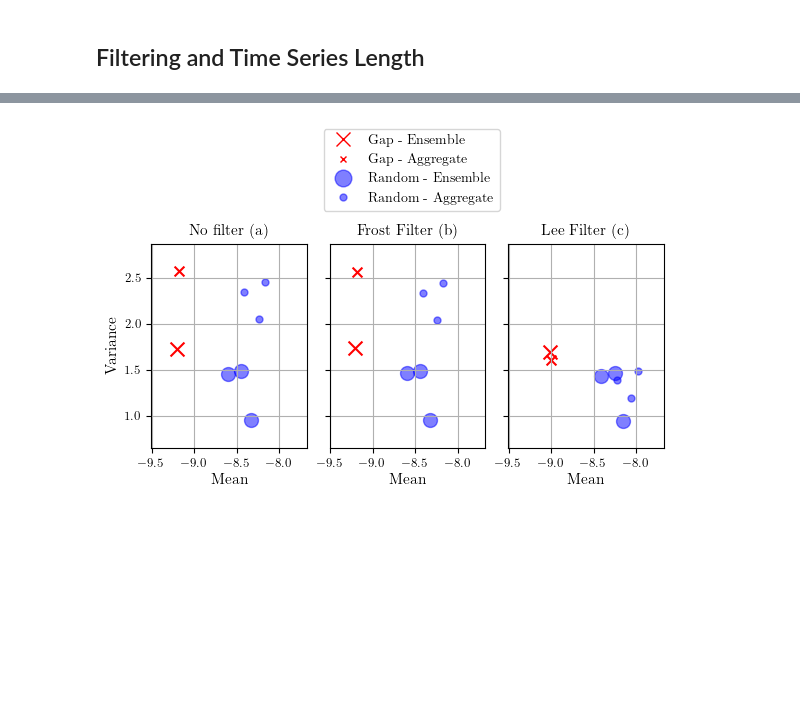
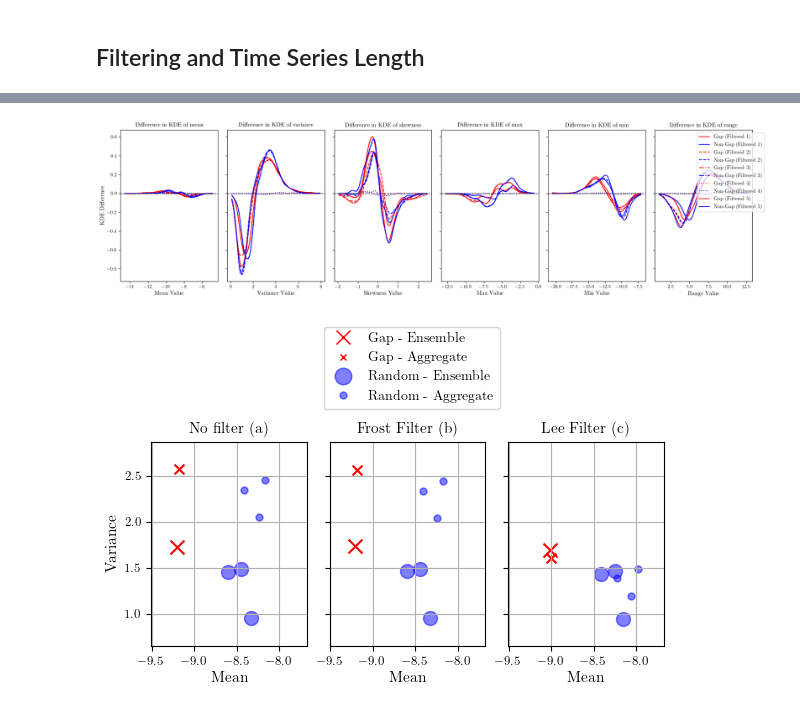
Before and after one commit to ol-webb/tree_gaps4, a Jupyter notebook: all_gaps_mk2/main1.ipynb, the cells around one changed output, grey strips where cells are left out. Cells and saved outputs as stored; diff of their text form; code cells hidden in the pictures; blank space fills up the shorter version.

Commit message:
1 micron filtered

```diff
--- a/all_gaps_mk2/main1.ipynb
+++ b/all_gaps_mk2/main1.ipynb
@@ -1301,3 +1354,85 @@ X_df_2yr_adaptive_wiener = create_feature_matrix(df_wiener_gaps,df_wiener_random
+# %%
+
+def plot_kde_difference(df0, dfs, features):
+    # Define the custom labels for the x-axis
+    x_labels = {
+        'mean': 'Mean Value',
+        'variance': 'Variance Value',
+        'skewness': 'Skewness Value',
+        'max': 'Max Value',
+        'min': 'Min Value',
+        'range': 'Range Value'
+    }
+
+    # Define the linestyles for different filtered DataFrames
+    linestyles = ['-', '--', '-.', ':']
+
+    # Create a figure with subplots in a single row
+    fig, axes = plt.subplots(1, len(features), figsize=(18, 5), sharey=True)
+
+    # Plot KDE differences for each feature
+    for i, feature in enumerate(features):
+        # Extract data for gap and non-gap points from the original DataFrame
+        data0_gap = df0[df0['gap'] == 1][feature].dropna()
+        data0_nongap = df0[df0['gap'] == 0][feature].dropna()
+
+        # Compute KDE for original data
+        kde0_gap = gaussian_kde(data0_gap, bw_method='scott')
+        kde0_nongap = gaussian_kde(data0_nongap, bw_method='scott')
+
+        # Define the range for the x-axis
+        xmin = min(data0_gap.min(), data0_nongap.min())
+        xmax = max(data0_gap.max(), data0_nongap.max())
+
+        for df in dfs:
+            data_gap = df[df['gap'] == 1][feature].dropna()
+            data_nongap = df[df['gap'] == 0][feature].dropna()
+            xmin = min(xmin, data_gap.min(), data_nongap.min())
+            xmax = max(xmax, data_gap.max(), data_nongap.max())
+
+        x = np.linspace(xmin, xmax, 1000)
+
+        # Calculate KDE values for original data
+        kde0_gap_values = kde0_gap(x)
+        kde0_nongap_values = kde0_nongap(x)
+
+        # Plot the differences for each filtered DataFrame
+        for j, df in enumerate(dfs):
+            data_gap = df[df['gap'] == 1][feature].dropna()
+            data_nongap = df[df['gap'] == 0][feature].dropna()
+
+            kde_gap = gaussian_kde(data_gap, bw_method='scott')
+            kde_nongap = gaussian_kde(data_nongap, bw_method='scott')
+
+            kde_gap_values = kde_gap(x)
+            kde_nongap_values = kde_nongap(x)
+
+            kde_diff_gap = kde0_gap_values - kde_gap_values
+            kde_diff_nongap = kde0_nongap_values - kde_nongap_values
+
+            # Plot the KDE difference for gap points in red
+            axes[i].plot(x, kde_diff_gap, label=f'Gap (Filtered {j+1})', color='red', linestyle=linestyles[j % len(linestyles)], linewidth=1.5)
+
+            # Plot the KDE difference for non-gap points in blue
+            axes[i].plot(x, kde_diff_nongap, label=f'Non-Gap (Filtered {j+1})', color='blue', linestyle=linestyles[j % len(linestyles)], linewidth=1.5)
+
+        axes[i].axhline(0, color='black', linestyle='--', linewidth=1)
+        axes[i].set_xlabel(x_labels[feature])
+        if i == 0:
+            axes[i].set_ylabel('KDE Difference')
+        axes[i].set_title(f'Difference in KDE of {feature}')
+
+    plt.legend(loc='upper right', bbox_to_anchor=(1.15, 1))
+    plt.tight_layout()
+    plt.show()
+
+# Example usage:
+# Assuming your DataFrames are named X_df_2yr, X_df_2yr_lee, and X_df_2yr_temporal_lee
+features = ['mean', 'variance', 'skewness', 'max', 'min', 'range']
+dfs = [X_df_2yr_lee, X_df_2yr_temporal_lee, X_df_2yr_adaptive_wiener, X_df_2yr_frost,X_df_2yr_lee_temporal]
+plot_kde_difference(X_df_2yr, dfs, features)
+# %% [output]
+[figure, added]
 # %%
 def mean_var_axis1(df):
 
```
Also changed, not shown: parts of 19 cells of this notebook, 1 other file.
